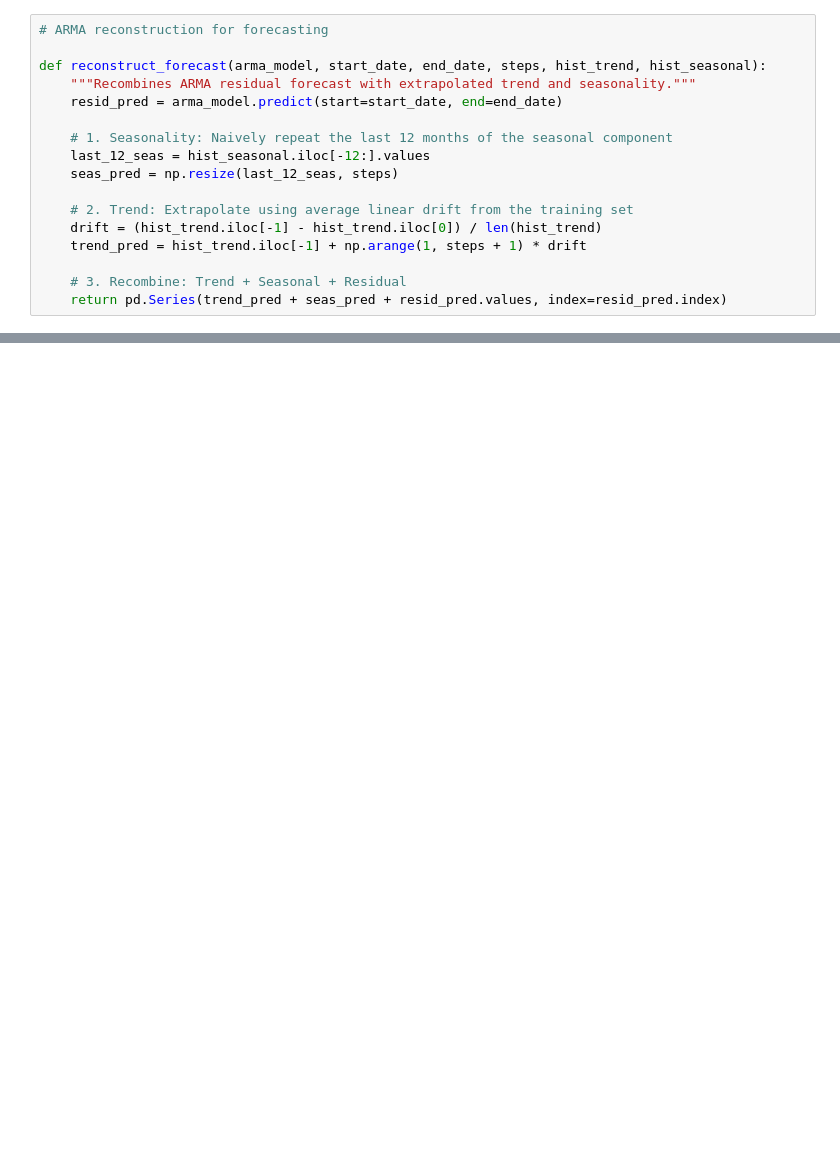
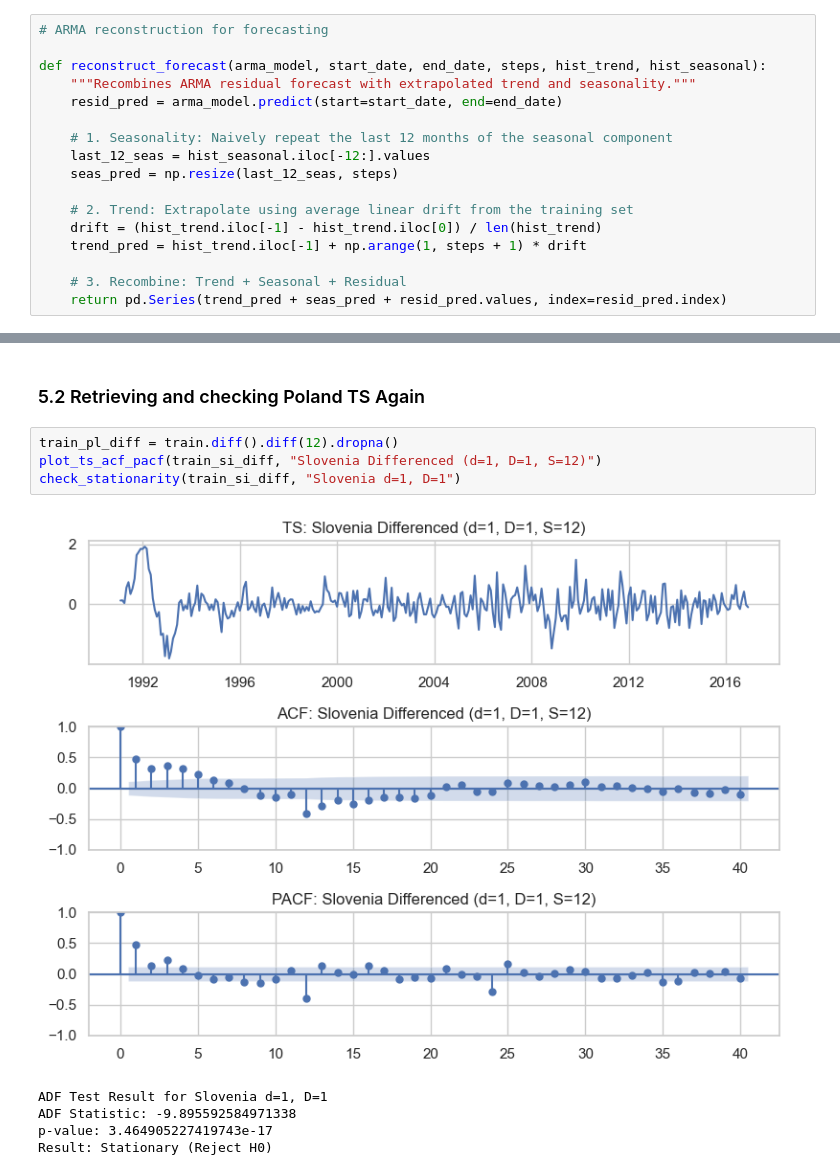
Before and after one commit to Pedr0S22/price-tagging-cpi, a Jupyter notebook: cpi-tagging.ipynb, the cells around one changed output, grey strips where cells are left out. Drawn from its saved outputs; the diff is of its cells as text; blank space fills up the shorter version.

```diff
--- a/cpi-tagging.ipynb
+++ b/cpi-tagging.ipynb
@@ -674,0 +709,12 @@ plt.show()
+# %% [markdown]
+### 5.2 Retrieving and checking Poland TS Again
+# %%
+train_pl_diff = train.diff().diff(12).dropna()
+plot_ts_acf_pacf(train_si_diff, "Slovenia Differenced (d=1, D=1, S=12)")
+check_stationarity(train_si_diff, "Slovenia d=1, D=1")
+# %% [output]
+[figure, added]
+ADF Test Result for Slovenia d=1, D=1
+ADF Statistic: -9.895592584971338
+p-value: 3.464905227419743e-17
+Result: Stationary (Reject H0)
```
Also changed, not shown: parts of 40 cells of this notebook.
